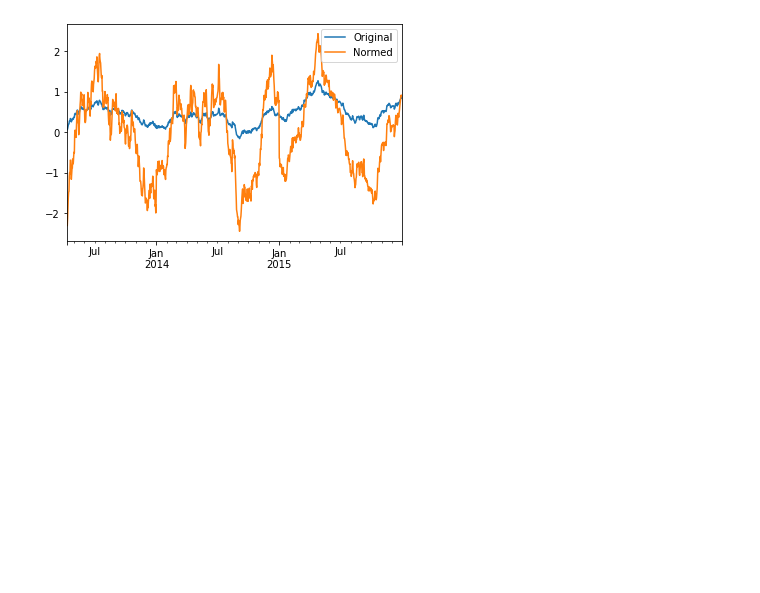
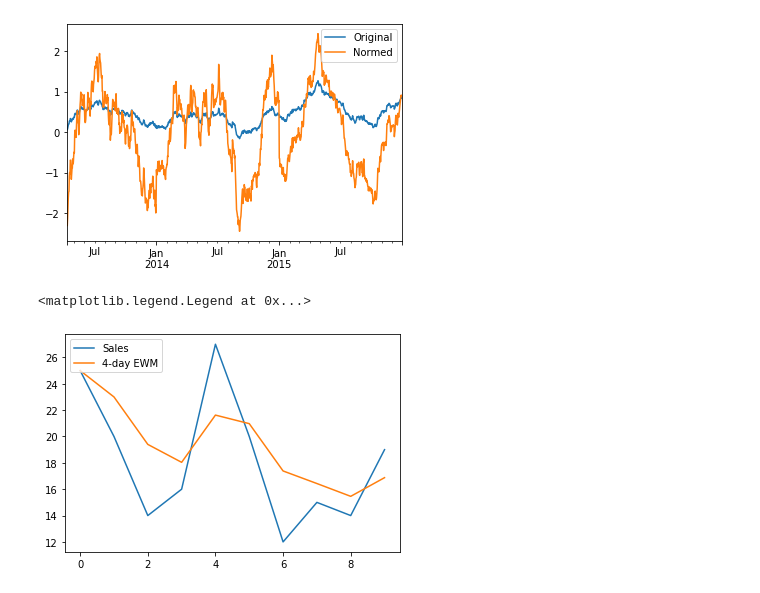
Before and after one commit to derinman/L_Python-Note, a Jupyter notebook: A02-06_Pandas Statistics Rolling.ipynb, the cells around one changed output. Cells and saved outputs as stored; diff of their text form; code cells hidden in the pictures; blank space fills up the shorter version.

```diff
--- a/A02-06_Pandas Statistics Rolling.ipynb
+++ b/A02-06_Pandas Statistics Rolling.ipynb
@@ -404,3 +405,19 @@ compared.plot()
 # %% [output]
 <matplotlib.axes._subplots.AxesSubplot at 0x...>
 [figure]
+# %%
+# ewm
+# Exactly one parameter: com, span, halflife, or alpha must be provided.
+# 建議還是直接看官方doc
+# https://pandas.pydata.org/pandas-docs/stable/reference/api/pandas.DataFrame.ewm.html?highlight=ewma
+
+df = pd.DataFrame({ 'period': [1, 2, 3, 4, 5, 6, 7, 8, 9, 10],
+                    'sales': [25, 20, 14, 16, 27, 20, 12, 15, 14, 19]})
+df['4dayEWM'] = df['sales'].ewm(span=4, adjust=False).mean()
+
+plt.plot(df['sales'], label='Sales')
+plt.plot(df['4dayEWM'], label='4-day EWM')
+plt.legend(loc=2)
+# %% [output]
+<matplotlib.legend.Legend at 0x...>
+[figure, added]
```
Also changed, not shown: parts of 1 cell of this notebook, 2 other files.
